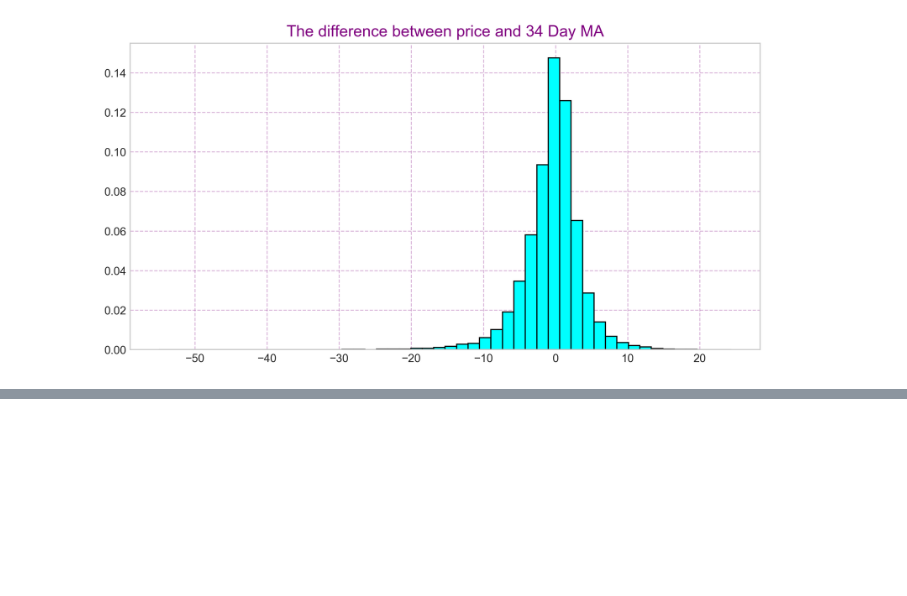
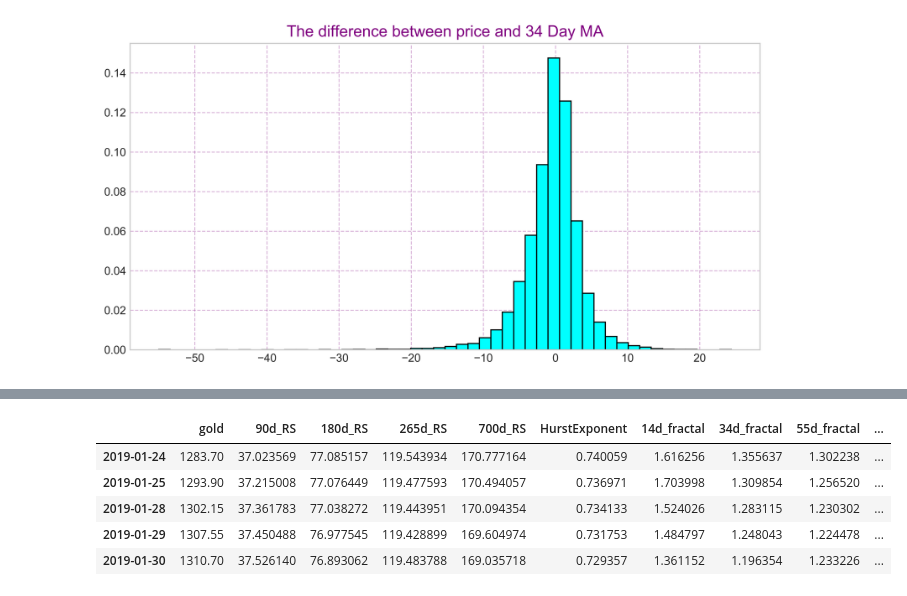
Before and after one commit to diogoaurelio/finmarkets, a Jupyter notebook: notebooks/gold.ipynb, the cells around one changed output, grey strips where cells are left out. Cells and saved outputs as stored; diff of their text form; code cells hidden in the pictures; blank space fills up the shorter version.

```diff
--- a/notebooks/gold.ipynb
+++ b/notebooks/gold.ipynb
@@ -94,0 +116,9 @@ Name: priceGap34, dtype: float64
+# %%
+gold.tail()
+# %% [output]
+|  | gold | 90d_RS | 180d_RS | 265d_RS | 700d_RS | HurstExponent | 14d_fractal | 34d_fractal | 55d_fractal | ... |
+| 2019-01-24 | 1283.70 | 37.023569 | 77.085157 | 119.543934 | 170.777164 | 0.740059 | 1.616256 | 1.355637 | 1.302238 | ... |
+| 2019-01-25 | 1293.90 | 37.215008 | 77.076449 | 119.477593 | 170.494057 | 0.736971 | 1.703998 | 1.309854 | 1.256520 | ... |
+| 2019-01-28 | 1302.15 | 37.361783 | 77.038272 | 119.443951 | 170.094354 | 0.734133 | 1.524026 | 1.283115 | 1.230302 | ... |
+| 2019-01-29 | 1307.55 | 37.450488 | 76.977545 | 119.428899 | 169.604974 | 0.731753 | 1.484797 | 1.248043 | 1.224478 | ... |
+| 2019-01-30 | 1310.70 | 37.526140 | 76.893062 | 119.483788 | 169.035718 | 0.729357 | 1.361152 | 1.196354 | 1.233226 | ... |
```
Also changed, not shown: parts of 12 cells of this notebook, 18 other files.
